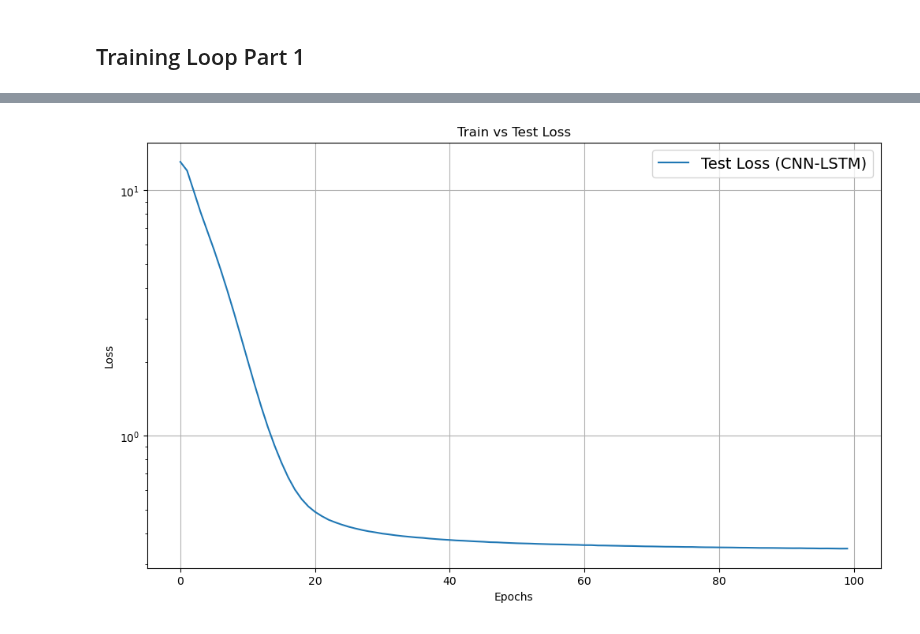
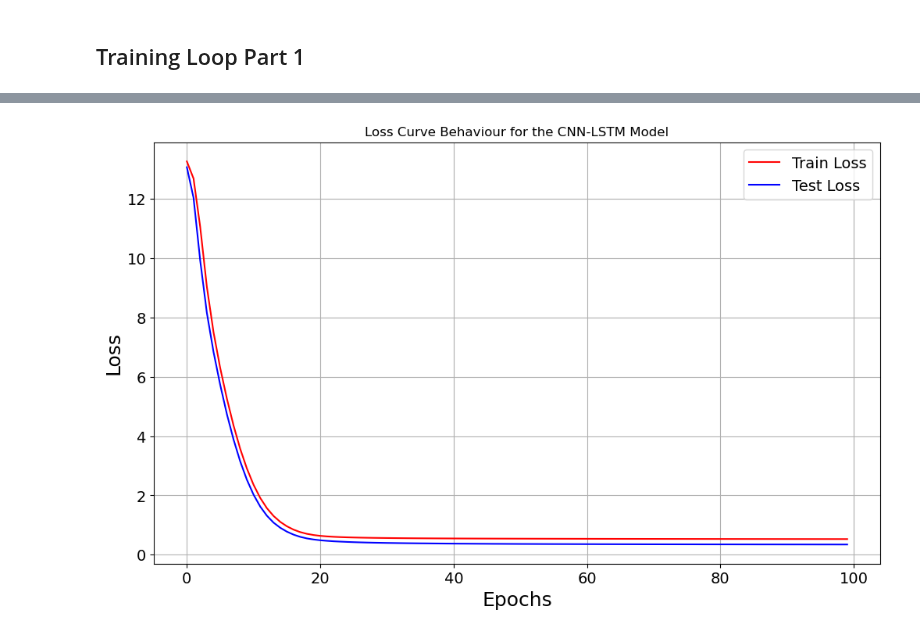
Before and after one commit to Ariestootl/machine_learning, a Jupyter notebook: deep_learning/PyTorch/RNN/CNN-LSTM.ipynb, the cells around one changed output, grey strips where cells are left out. Drawn from its saved outputs; the diff is of its cells as text; code cells hidden in the pictures.

```diff
--- a/deep_learning/PyTorch/RNN/CNN-LSTM.ipynb
+++ b/deep_learning/PyTorch/RNN/CNN-LSTM.ipynb
@@ -932,17 +932,19 @@ total_time_adan = end_adan - start_adan
 print(f"Total Runtime: {total_time_adan / 60: .2f}")
 # %%
 plt.figure(figsize=(12, 7))
-# plt.plot(results["train_loss"], label="Train Loss")
-plt.semilogy(results["test_loss"], label="Test Loss (CNN-LSTM)")
+plt.plot(results["train_loss"], label="Train Loss", linewidth=1.5, color="#FF0000")
+plt.plot(results["test_loss"], label="Test Loss", linewidth=1.5, color="#0000FF")
 # plt.plot(results1["test_loss"], label="Test Loss (LSTM)")
-plt.title("Train vs Test Loss")
-plt.xlabel("Epochs")
-plt.ylabel("Loss")
+plt.title("Loss Curve Behaviour for the CNN-LSTM Model")
+plt.xlabel("Epochs", fontsize=18)
+plt.ylabel("Loss", fontsize=18)
 plt.legend(loc="upper right", fontsize=14)
+plt.xticks(fontsize=14)
+plt.yticks(fontsize=14)
 plt.grid(True)
 plt.show()
 # %% [output]
-[figure, old version]
+[figure, new version]
 # %%
 # Make sure the model is in evaluation mode
 model.eval()
```
Also changed, not shown: parts of 2 cells of this notebook.
